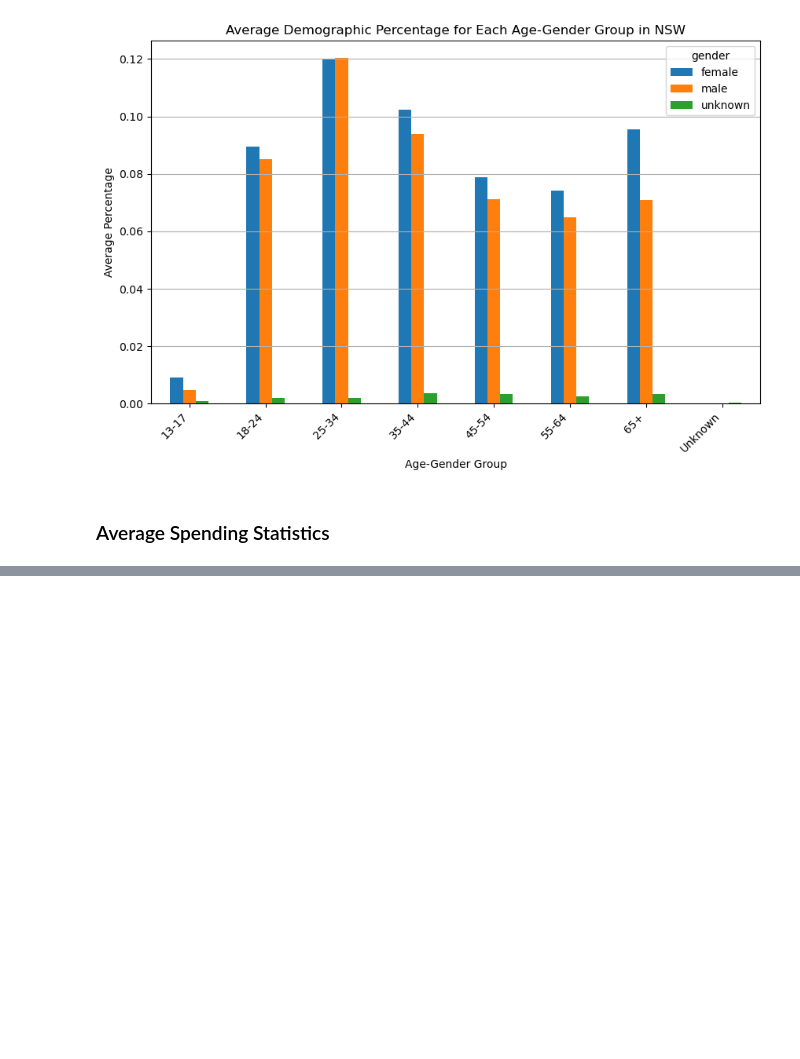
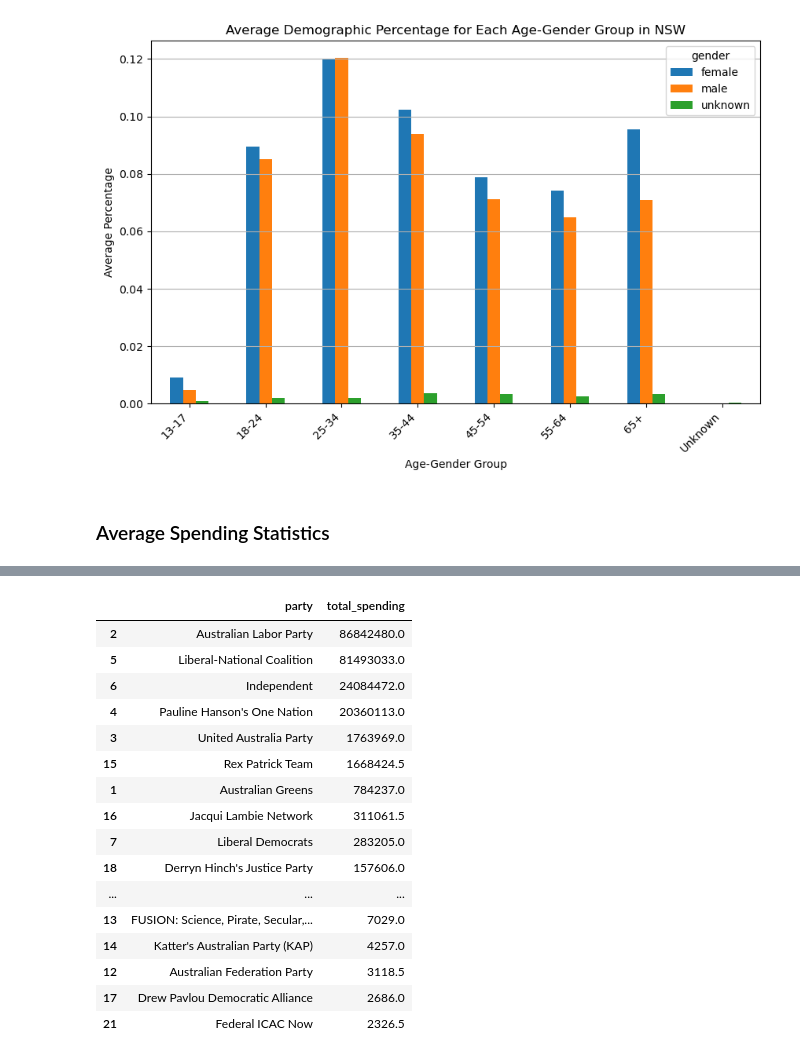
Before and after one commit to JoshuaWang8/political-ads-analysis, a Jupyter notebook: political-ad-analysis.ipynb, the cells around one changed output, grey strips where cells are left out. Cells and saved outputs as stored; diff of their text form; code cells hidden in the pictures; blank space fills up the shorter version.

```diff
--- a/political-ad-analysis.ipynb
+++ b/political-ad-analysis.ipynb
@@ -981,0 +1034,27 @@ for state in states:
+# %%
+# Total spending per party
+party_spending = candidate_ads.groupBy(
+    "party"
+).agg(
+    sum(expr("(spend.lower_bound + spend.upper_bound) / 2")).alias("total_spending")
+)
+# %%
+party_spending.toPandas().sort_values(by="total_spending", ascending=False)
+# %% [output]
+|  | party | total_spending |
+| 2 | Australian Labor Party | 86842480.0 |
+| 5 | Liberal-National Coalition | 81493033.0 |
+| 6 | Independent | 24084472.0 |
+| 4 | Pauline Hanson's One Nation | 20360113.0 |
+| 3 | United Australia Party | 1763969.0 |
+| 15 | Rex Patrick Team | 1668424.5 |
+| 1 | Australian Greens | 784237.0 |
+| 16 | Jacqui Lambie Network | 311061.5 |
+| 7 | Liberal Democrats | 283205.0 |
+| 18 | Derryn Hinch's Justice Party | 157606.0 |
+| ... | ... | ... |
+| 13 | FUSION: Science, Pirate, Secular,... | 7029.0 |
+| 14 | Katter's Australian Party (KAP) | 4257.0 |
+| 12 | Australian Federation Party | 3118.5 |
+| 17 | Drew Pavlou Democratic Alliance | 2686.0 |
+| 21 | Federal ICAC Now | 2326.5 |
```
Also changed, not shown: parts of 14 cells of this notebook.
